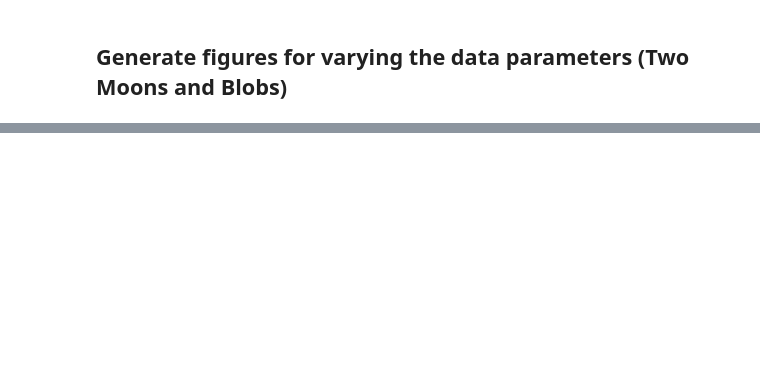
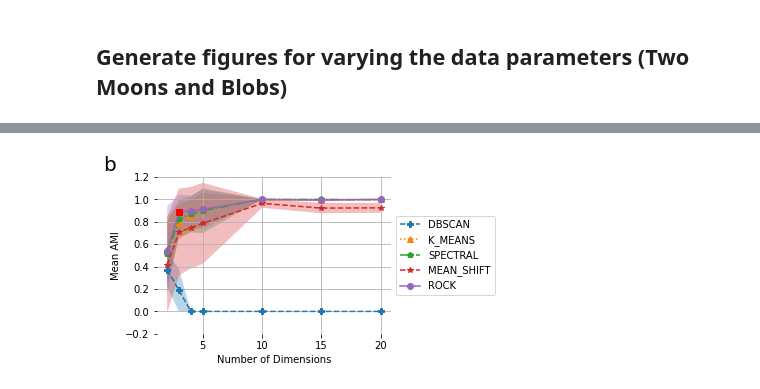
Before and after one commit to anonresearcher461/over-optimism, a Jupyter notebook: notebooks/Comparisons/Generate_Comparison_Figures.ipynb, the cells around one changed output, grey strips where cells are left out. Saved outputs shown, nothing was run; the diff lists cells and outputs as text; code cells hidden in the pictures; blank space fills up the shorter version.

```diff
--- a/notebooks/Comparisons/Generate_Comparison_Figures.ipynb
+++ b/notebooks/Comparisons/Generate_Comparison_Figures.ipynb
@@ -52,3 +54,12 @@ plt.savefig('../../figures/two_moons_analysis_samples.png')
+# %%
+generate_figure(mean_std_3, 'Number of Dimensions')
+plt.gca().set_xticks([1, 5, 10, 15, 20])
+plt.plot(mean_std_3['ROCK']['mean'].index[1], mean_std_3['ROCK']['mean'].iloc[1], 'rs')
+plt.ylim(-0.2, 1.2)
+plt.title('b', y=1, x=-0.2, fontsize=20)
+plt.savefig('../../figures/blobs_analysis_dim.png', dpi = 600, bbox_inches='tight')
+# %% [output]
+[figure, added]
 # %%
 generate_figure(mean_std_2, 'Jitter')
 plt.plot(mean_std_2['ROCK']['mean'].index[3], mean_std_2['ROCK']['mean'].iloc[3], 'rs')
```
Also changed, not shown: parts of 5 cells of this notebook, 14 other files.
